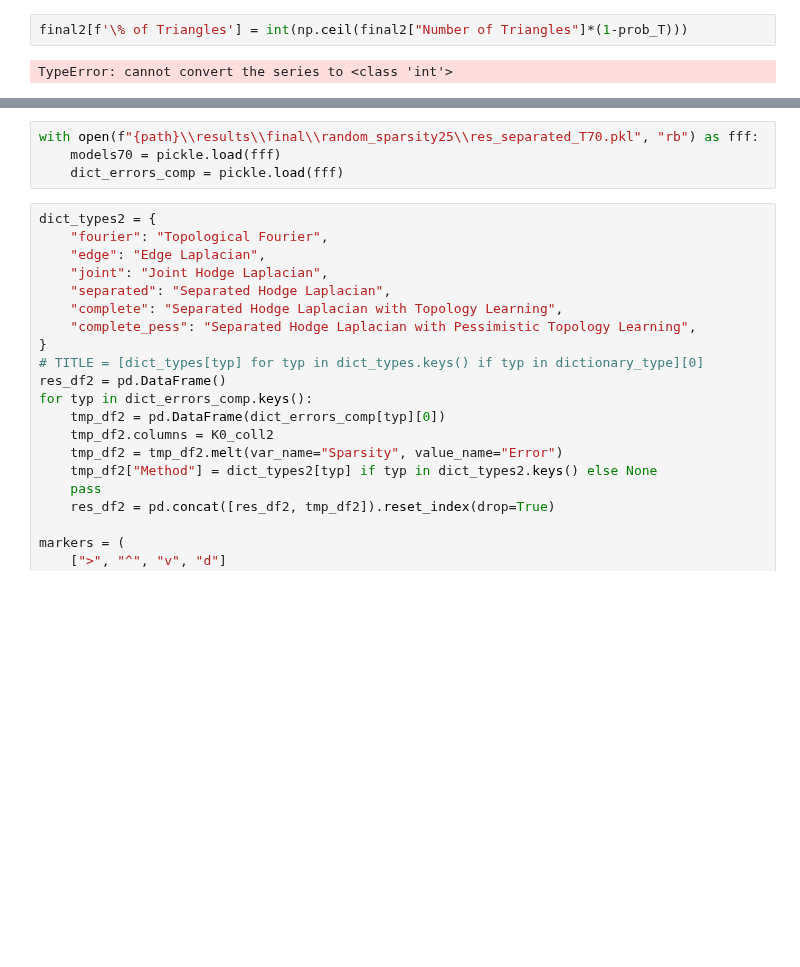
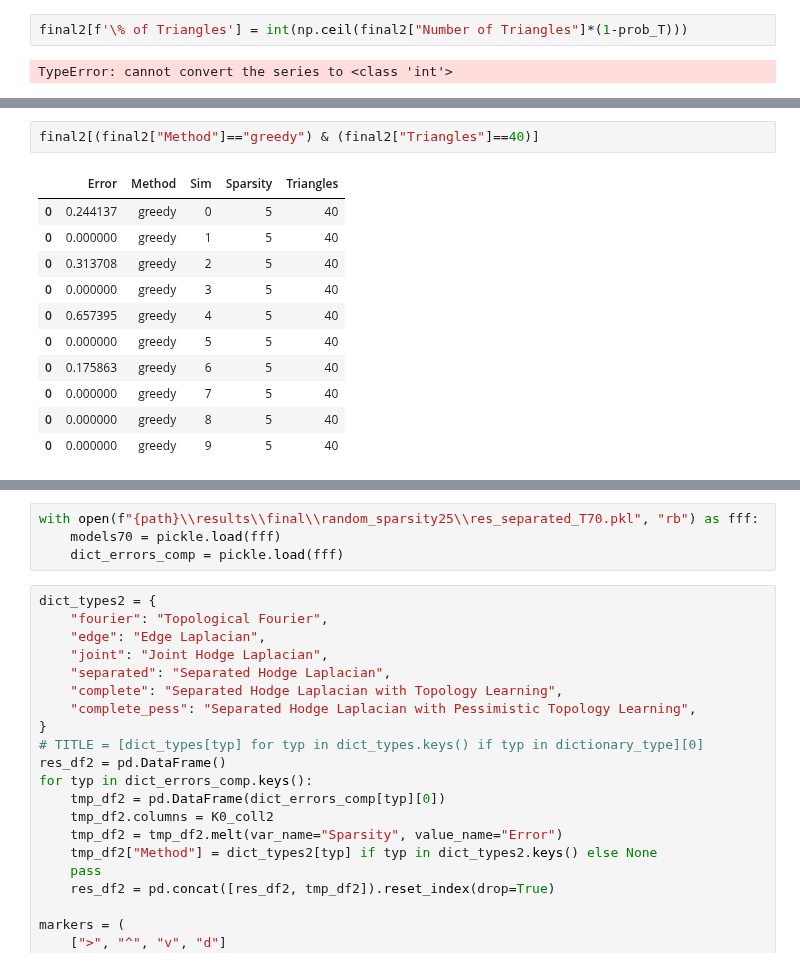
Before and after one commit to Engrima18/TSP-DictionaryLearning, a Jupyter notebook: december.ipynb, the cells around one changed output, grey strips where cells are left out. Drawn from its saved outputs; the diff is of its cells as text; blank space fills up the shorter version.

```diff
--- a/december.ipynb
+++ b/december.ipynb
@@ -524,0 +531,14 @@ TypeError: cannot convert the series to <class 'int'>
+# %%
+final2[(final2["Method"]=="greedy") & (final2["Triangles"]==40)]
+# %% [output]
+|  | Error | Method | Sim | Sparsity | Triangles |
+| 0 | 0.244137 | greedy | 0 | 5 | 40 |
+| 0 | 0.000000 | greedy | 1 | 5 | 40 |
+| 0 | 0.313708 | greedy | 2 | 5 | 40 |
+| 0 | 0.000000 | greedy | 3 | 5 | 40 |
+| 0 | 0.657395 | greedy | 4 | 5 | 40 |
+| 0 | 0.000000 | greedy | 5 | 5 | 40 |
+| 0 | 0.175863 | greedy | 6 | 5 | 40 |
+| 0 | 0.000000 | greedy | 7 | 5 | 40 |
+| 0 | 0.000000 | greedy | 8 | 5 | 40 |
+| 0 | 0.000000 | greedy | 9 | 5 | 40 |
```
Also changed, not shown: parts of 12 cells of this notebook, 44 other files.
